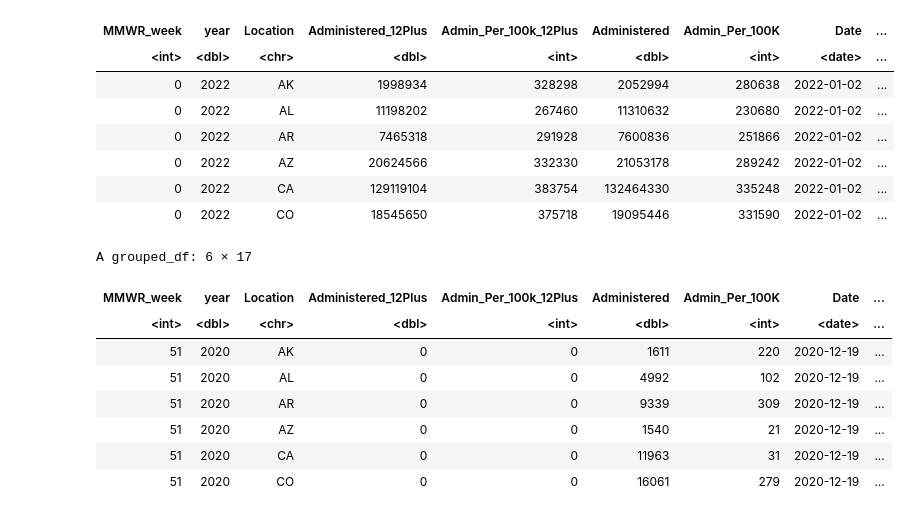
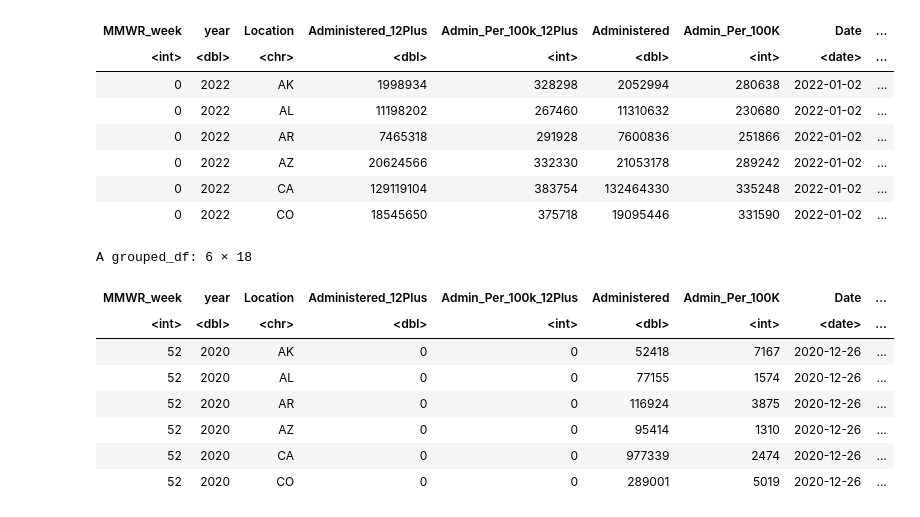
Before and after one commit to matzhaugen/mortality, a Jupyter notebook: notebooks/vacc_vs_deaths.ipynb, the cells around one changed output. Saved outputs shown, nothing was run; the diff lists cells and outputs as text; code cells hidden in the pictures.

```diff
--- a/notebooks/vacc_vs_deaths.ipynb
+++ b/notebooks/vacc_vs_deaths.ipynb
@@ -105,36 +105,41 @@ A grouped_df: 6 × 9
 # %%
 # Compute predictors, in this case last week's and the current week's vaccination rates
 vacc_weekly$d_Administered_12Plus = 0
 vacc_weekly$d_Administered = 0
 vacc_weekly$d_Admin_Per_100K = 0
 vacc_weekly$d_Admin_Per_100k_12Plus = 0
 vacc_weekly$l_Administered_12Plus = 0
 vacc_weekly$l_Administered = 0
 vacc_weekly$l_Admin_Per_100K = 0
 vacc_weekly$l_Admin_Per_100k_12Plus = 0
+vacc_weekly$l2_Administered = 0
+
 for (state in unique(vacc_weekly$Location)) {
     sorted = vacc_weekly[order(vacc_weekly$Date),]
     sorted = subset(sorted, Location == state)
+    n = dim(sorted)[1]
     sorted$d_Administered_12Plus = c(0, diff(sorted$Administered_12Plus))
     sorted$d_Administered = c(0, diff(sorted$Administered))
     sorted$d_Admin_Per_100K = c(0, diff(sorted$Admin_Per_100K))
     sorted$d_Admin_Per_100k_12Plus = c(0, diff(sorted$Admin_Per_100k_12Plus))
     sorted$l_Administered_12Plus = c(diff(sorted$Administered_12Plus), 0)
     sorted$l_Administered = c(diff(sorted$Administered), 0)
+    sorted$l2_Administered = c(diff(sorted$Administered)[2:(n-1)], 0, 0)
     sorted$l_Admin_Per_100K = c(diff(sorted$Admin_Per_100K), 0)
     sorted$l_Admin_Per_100k_12Plus = c(diff(sorted$Admin_Per_100k_12Plus), 0)
 
     vacc_weekly[vacc_weekly$Location == state, ] = sorted
 }
 vacc_weekly = vacc_weekly[vacc_weekly$Date < ymd("2021-12-15"),]
+vacc_weekly = vacc_weekly[vacc_weekly$l2_Administered >= 0,]
 head(vacc_weekly)
 # %% [output]
-A grouped_df: 6 × 17
+A grouped_df: 6 × 18
 | MMWR_week | year | Location | Administered_12Plus | Admin_Per_100k_12Plus | Administered | Admin_Per_100K | Date | ... |
 | <int> | <dbl> | <chr> | <dbl> | <int> | <dbl> | <int> | <date> | ... |
-| 51 | 2020 | AK | 0 | 0 | 1611 | 220 | 2020-12-19 | ... |
-| 51 | 2020 | AL | 0 | 0 | 4992 | 102 | 2020-12-19 | ... |
-| 51 | 2020 | AR | 0 | 0 | 9339 | 309 | 2020-12-19 | ... |
-| 51 | 2020 | AZ | 0 | 0 | 1540 | 21 | 2020-12-19 | ... |
-| 51 | 2020 | CA | 0 | 0 | 11963 | 31 | 2020-12-19 | ... |
-| 51 | 2020 | CO | 0 | 0 | 16061 | 279 | 2020-12-19 | ... |
+| 52 | 2020 | AK | 0 | 0 | 52418 | 7167 | 2020-12-26 | ... |
+| 52 | 2020 | AL | 0 | 0 | 77155 | 1574 | 2020-12-26 | ... |
+| 52 | 2020 | AR | 0 | 0 | 116924 | 3875 | 2020-12-26 | ... |
+| 52 | 2020 | AZ | 0 | 0 | 95414 | 1310 | 2020-12-26 | ... |
+| 52 | 2020 | CA | 0 | 0 | 977339 | 2474 | 2020-12-26 | ... |
+| 52 | 2020 | CO | 0 | 0 | 289001 | 5019 | 2020-12-26 | ... |
```
Also changed, not shown: parts of 19 cells of this notebook.
